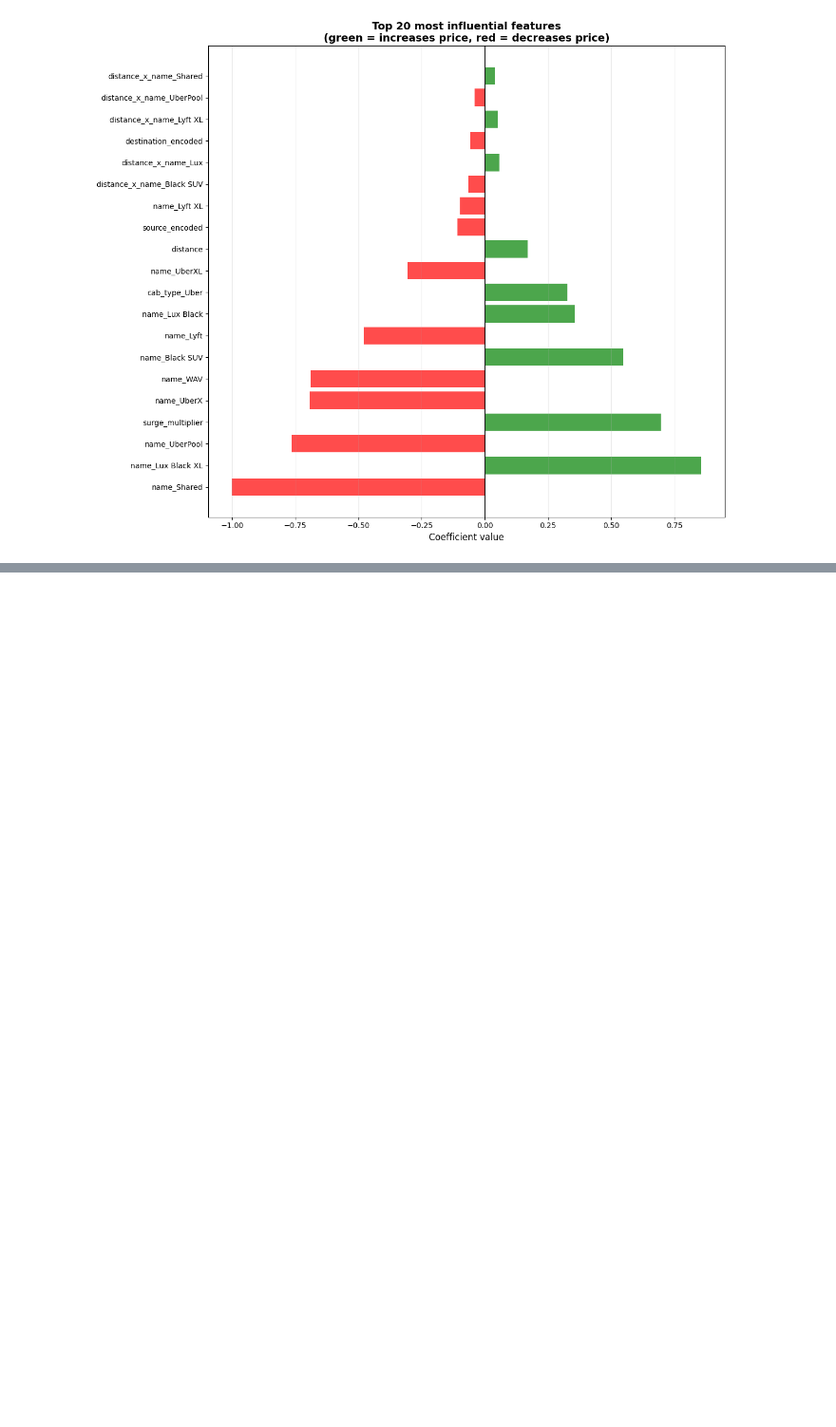
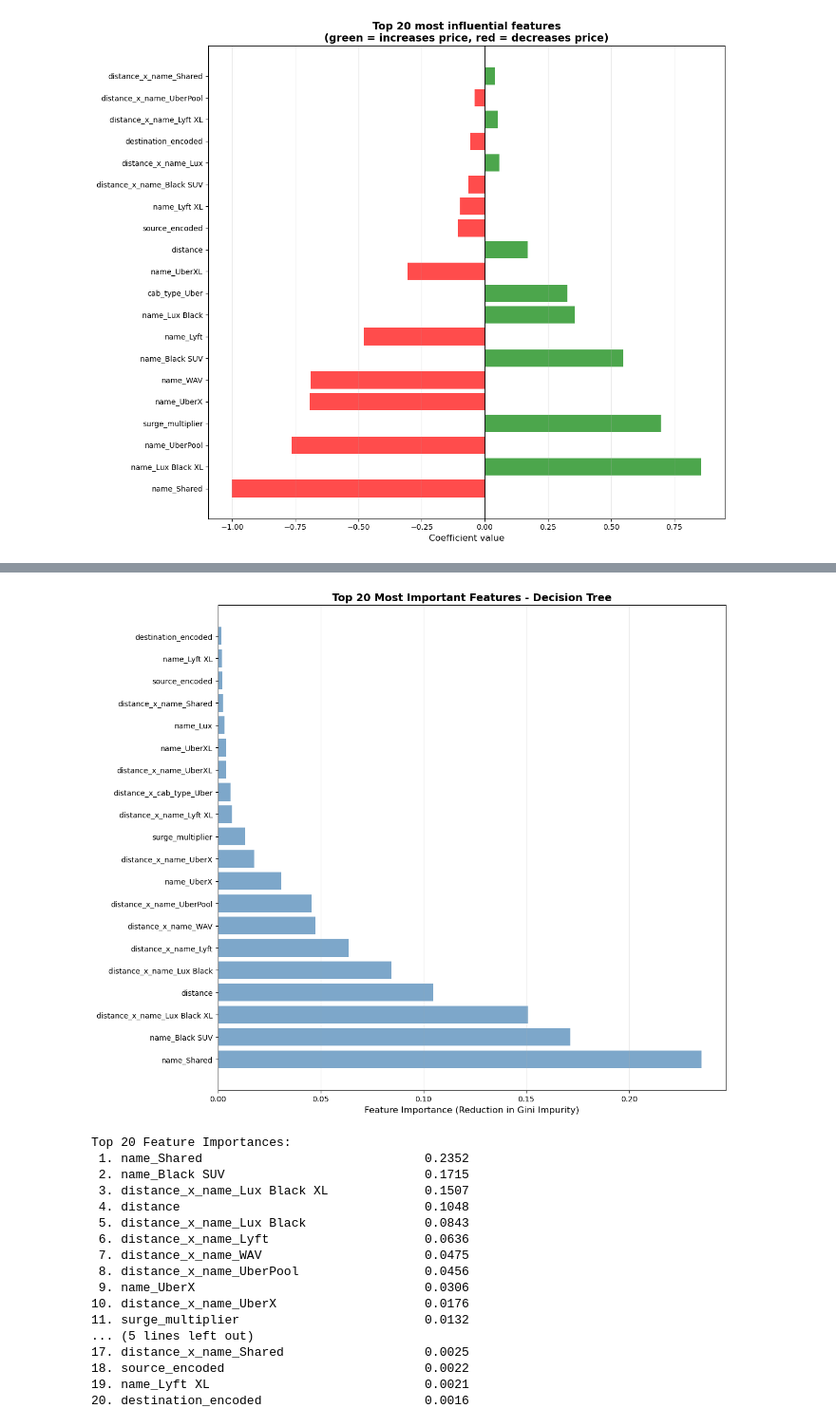
Before and after one commit to CindySun0309/APCOMP209_Final_Project, a Jupyter notebook: DS209A_final_project_group86.ipynb, the cells around one changed output, grey strips where cells are left out. Shown at 95% size. Cells and saved outputs as stored; diff of their text form; code cells hidden in the pictures; blank space fills up the shorter version.

```diff
--- a/DS209A_final_project_group86.ipynb
+++ b/DS209A_final_project_group86.ipynb
@@ -800,0 +933,45 @@ plt.show()
+# %%
+# extract feature importances
+feature_importance_df = pd.DataFrame({
+    'Feature': X_train_final.columns,
+    'Importance': dt_model.feature_importances_
+})
+
+# get top 20 features
+top_20_dt_features = feature_importance_df.nlargest(20, 'Importance')
+
+# plot feature importances
+fig, ax = plt.subplots(figsize=(12, 10))
+colors_dt = ['steelblue' for _ in range(len(top_20_dt_features))]
+bars = ax.barh(range(len(top_20_dt_features)), top_20_dt_features['Importance'], color=colors_dt, alpha=0.7)
+ax.set_yticks(range(len(top_20_dt_features)))
+ax.set_yticklabels(top_20_dt_features['Feature'], fontsize=10)
+ax.set_xlabel('Feature Importance (Reduction in Gini Impurity)', fontsize=12)
+ax.set_title('Top 20 Most Important Features - Decision Tree',
+             fontsize=14, fontweight='bold')
+ax.grid(True, alpha=0.3, axis='x')
+plt.tight_layout()
+plt.show()
+
+print("\nTop 20 Feature Importances:")
+for i, (idx, row) in enumerate(top_20_dt_features.iterrows(), 1):
+    print(f"{i:2d}. {row['Feature']:40s} {row['Importance']:.4f}")
+# %% [output]
+[figure, added]
+Top 20 Feature Importances:
+ 1. name_Shared                              0.2352
+ 2. name_Black SUV                           0.1715
+ 3. distance_x_name_Lux Black XL             0.1507
+ 4. distance                                 0.1048
+ 5. distance_x_name_Lux Black                0.0843
+ 6. distance_x_name_Lyft                     0.0636
+ 7. distance_x_name_WAV                      0.0475
+ 8. distance_x_name_UberPool                 0.0456
+ 9. name_UberX                               0.0306
+10. distance_x_name_UberX                    0.0176
+11. surge_multiplier                         0.0132
+... (5 lines left out)
+17. distance_x_name_Shared                   0.0025
+18. source_encoded                           0.0022
+19. name_Lyft XL                             0.0021
+20. destination_encoded                      0.0016
```
Also changed, not shown: parts of 18 cells of this notebook.
